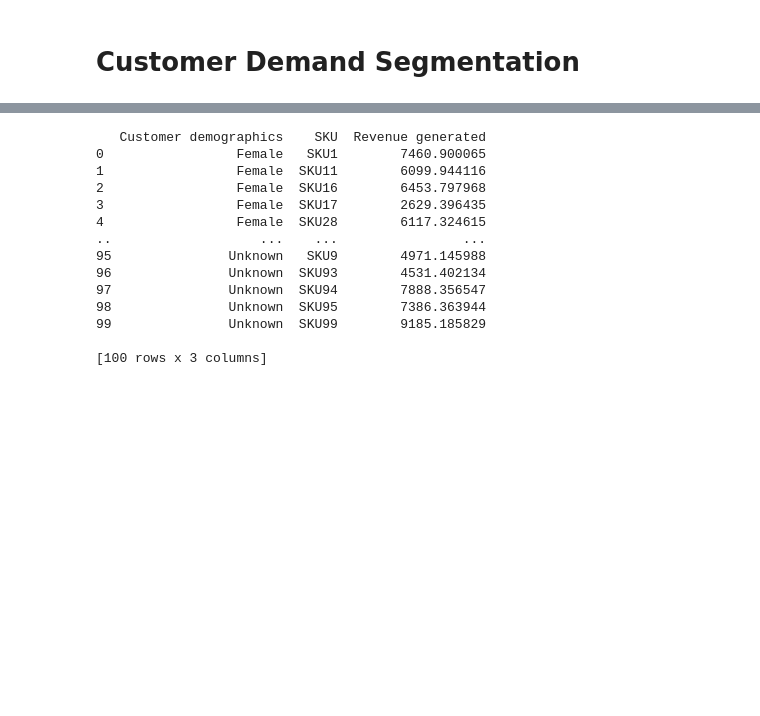
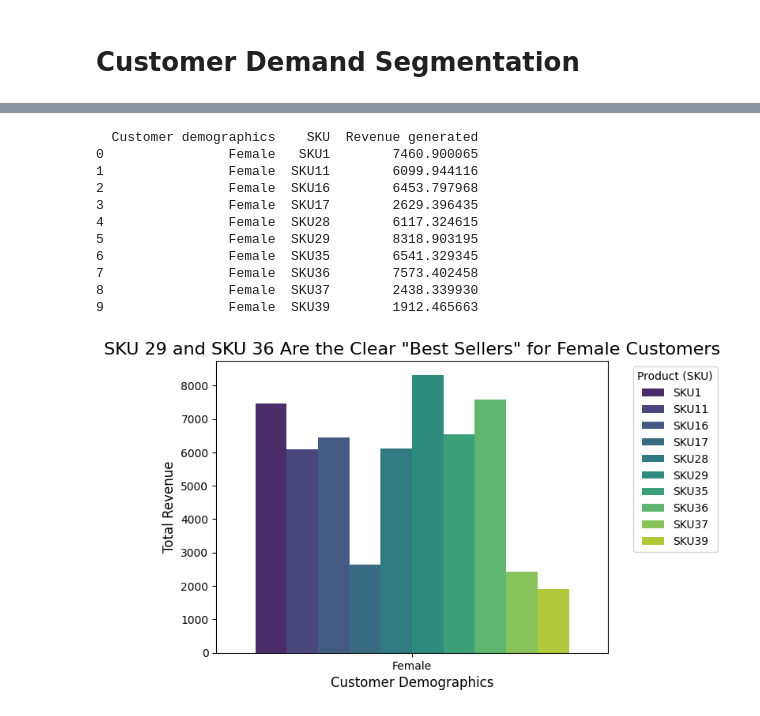
Before and after one commit to Naveengupta2006/Supply-chain-optimization, a Jupyter notebook: notebooks/Analysis.ipynb, the cells around one changed output, grey strips where cells are left out. Drawn from its saved outputs; the diff is of its cells as text; code cells hidden in the pictures; blank space fills up the shorter version.

```diff
--- a/notebooks/Analysis.ipynb
+++ b/notebooks/Analysis.ipynb
@@ -307,21 +307,35 @@ Passing `palette` without assigning `hue` is deprecated and will be removed in v
 # %%
-demo_sku = df.groupby(['Customer demographics','SKU'])['Revenue generated'].sum().reset_index()
+demo_sku = df.groupby(['Customer demographics','SKU'])['Revenue generated'].sum().reset_index().head(10)
 print(demo_sku)
+
+# create the chart
+plt.Figure(figsize=(12,6))
+
+# X = demographics
+# y = revenue
+# hue = sku
+sns.barplot(data= demo_sku, x= 'Customer demographics', y= 'Revenue generated', hue='SKU',palette='viridis')
+
+# add label and title
+plt.title('SKU 29 and SKU 36 Are the Clear "Best Sellers" for Female Customers', fontsize= 16)
+plt.xlabel('Customer Demographics', fontsize= 12)
+plt.ylabel('Total Revenue', fontsize= 12)
+plt.legend(title='Product (SKU)', bbox_to_anchor=(1.05, 1), loc='upper left')
+plt.ticklabel_format(style='plain', axis='y')
+plt.show()
 # %% [output]
-   Customer demographics    SKU  Revenue generated
-0                 Female   SKU1        7460.900065
-1                 Female  SKU11        6099.944116
-2                 Female  SKU16        6453.797968
-3                 Female  SKU17        2629.396435
-4                 Female  SKU28        6117.324615
-..                   ...    ...                ...
-95               Unknown   SKU9        4971.145988
-96               Unknown  SKU93        4531.402134
-97               Unknown  SKU94        7888.356547
-98               Unknown  SKU95        7386.363944
-99               Unknown  SKU99        9185.185829
-
-[100 rows x 3 columns]
+  Customer demographics    SKU  Revenue generated
+0                Female   SKU1        7460.900065
+1                Female  SKU11        6099.944116
+2                Female  SKU16        6453.797968
+3                Female  SKU17        2629.396435
+4                Female  SKU28        6117.324615
+5                Female  SKU29        8318.903195
+6                Female  SKU35        6541.329345
+7                Female  SKU36        7573.402458
+8                Female  SKU37        2438.339930
+9                Female  SKU39        1912.465663
+[figure, added]
 # %%
 location_demo = (df.groupby(['Location','Customer demographics'])['Revenue generated'].sum().reset_index())
 print(location_demo)
```
Also changed, not shown: parts of 9 cells of this notebook, 2 other files.
